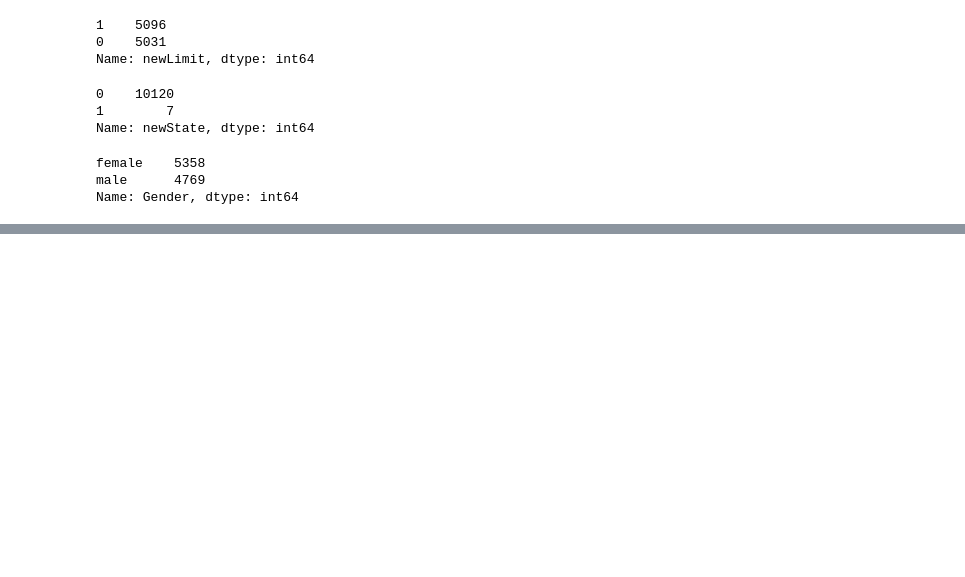
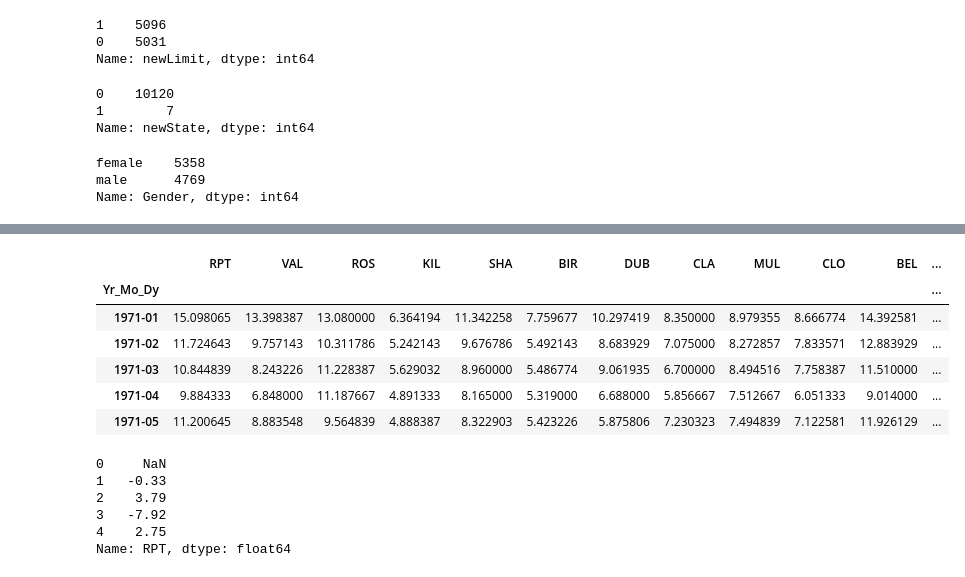
Before and after one commit to domik017123/exam, a Jupyter notebook: 빅분기/preprocessing.ipynb, the cells around one changed output, grey strips where cells are left out. Cells and saved outputs as stored; diff of their text form; code cells hidden in the pictures; blank space fills up the shorter version.

```diff
--- a/빅분기/preprocessing.ipynb
+++ b/빅분기/preprocessing.ipynb
@@ -573,0 +646,4 @@ Name: Gender, dtype: int64
+# %%
+df['weekday']=df.Yr_Mo_Dy.dt.weekday
+result = df['weekday'].to_frame()
+result.head()
@@ -573,0 +657,4 @@ Name: Gender, dtype: int64
+# %%
+df['WeekCheck']=df['weekday'].map(lambda x: 1 if x in [5,6] else 0)
+result=df['WeekCheck'].to_frame()
+result.head()
@@ -573,0 +689,3 @@ Name: Gender, dtype: int64
+# %%
+df=df.fillna(method='ffill').fillna(method='bfill')
+df.isnull().sum()
@@ -573,0 +709,21 @@ Name: Gender, dtype: int64
+# %%
+result = df.groupby(df.Yr_Mo_Dy.dt.to_period('M')).mean()
+result.head()
+# %% [output]
+|  | RPT | VAL | ROS | KIL | SHA | BIR | DUB | CLA | MUL | CLO | BEL | ... |
+| Yr_Mo_Dy |  |  |  |  |  |  |  |  |  |  |  | ... |
+| 1971-01 | 15.098065 | 13.398387 | 13.080000 | 6.364194 | 11.342258 | 7.759677 | 10.297419 | 8.350000 | 8.979355 | 8.666774 | 14.392581 | ... |
+| 1971-02 | 11.724643 | 9.757143 | 10.311786 | 5.242143 | 9.676786 | 5.492143 | 8.683929 | 7.075000 | 8.272857 | 7.833571 | 12.883929 | ... |
+| 1971-03 | 10.844839 | 8.243226 | 11.228387 | 5.629032 | 8.960000 | 5.486774 | 9.061935 | 6.700000 | 8.494516 | 7.758387 | 11.510000 | ... |
+| 1971-04 | 9.884333 | 6.848000 | 11.187667 | 4.891333 | 8.165000 | 5.319000 | 6.688000 | 5.856667 | 7.512667 | 6.051333 | 9.014000 | ... |
+| 1971-05 | 11.200645 | 8.883548 | 9.564839 | 4.888387 | 8.322903 | 5.423226 | 5.875806 | 7.230323 | 7.494839 | 7.122581 | 11.926129 | ... |
+# %%
+result = df['RPT'].diff()
+result.head()
+# %% [output]
+0     NaN
+1   -0.33
+2    3.79
+3   -7.92
+4    2.75
+Name: RPT, dtype: float64
```
Also changed, not shown: parts of 41 cells of this notebook.
